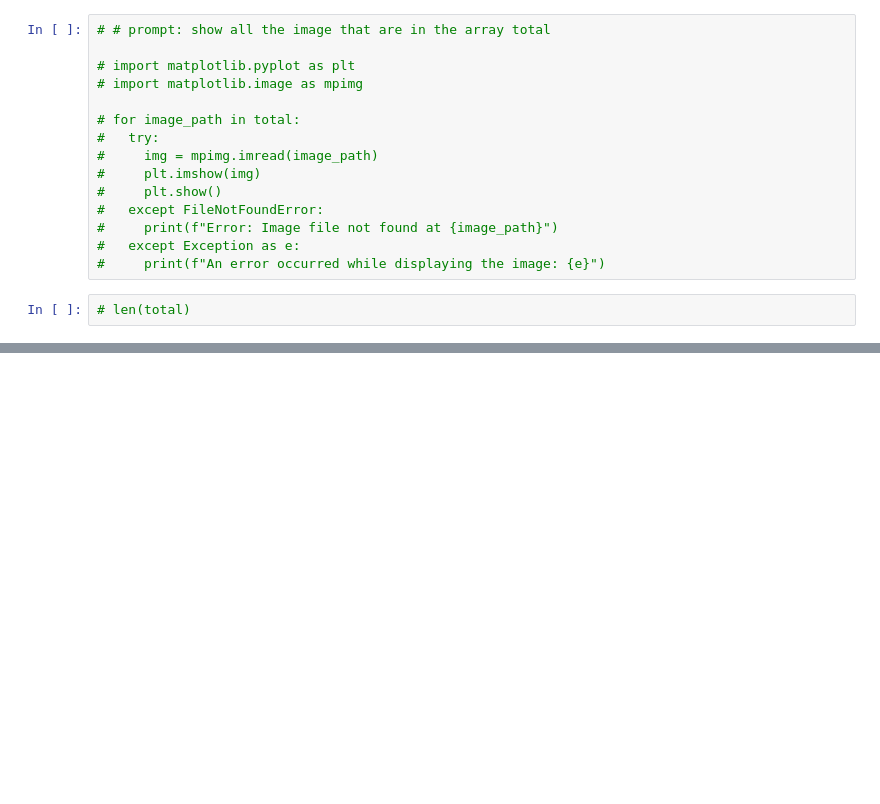
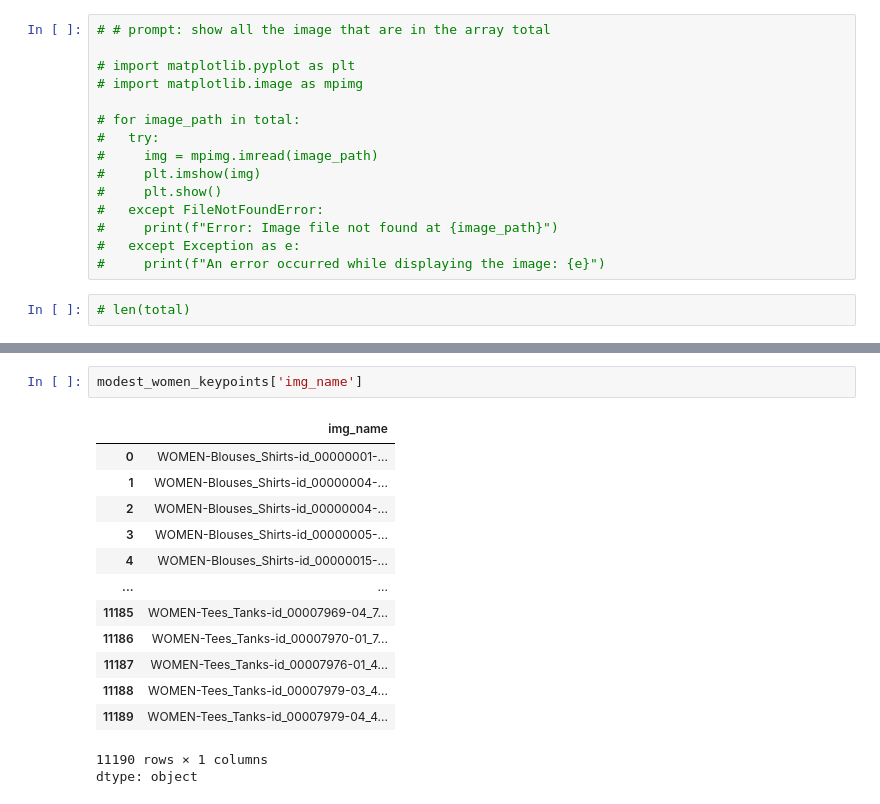
Before and after one commit to SaliElloh/modesty-project, a Jupyter notebook: EDA_segmentation.ipynb, the cells around one changed output, grey strips where cells are left out. Cells and saved outputs as stored; diff of their text form; blank space fills up the shorter version.

```diff
--- a/EDA_segmentation.ipynb
+++ b/EDA_segmentation.ipynb
@@ -323,0 +312,17 @@ Analyzing cropped segments
+# %%
+modest_women_keypoints['img_name']
+# %% [output]
+|  | img_name |
+| 0 | WOMEN-Blouses_Shirts-id_00000001-... |
+| 1 | WOMEN-Blouses_Shirts-id_00000004-... |
+| 2 | WOMEN-Blouses_Shirts-id_00000004-... |
+| 3 | WOMEN-Blouses_Shirts-id_00000005-... |
+| 4 | WOMEN-Blouses_Shirts-id_00000015-... |
+| ... | ... |
+| 11185 | WOMEN-Tees_Tanks-id_00007969-04_7... |
+| 11186 | WOMEN-Tees_Tanks-id_00007970-01_7... |
+| 11187 | WOMEN-Tees_Tanks-id_00007976-01_4... |
+| 11188 | WOMEN-Tees_Tanks-id_00007979-03_4... |
+| 11189 | WOMEN-Tees_Tanks-id_00007979-04_4... |
+11190 rows × 1 columns
+dtype: object
```
Also changed, not shown: parts of 11 cells of this notebook.
